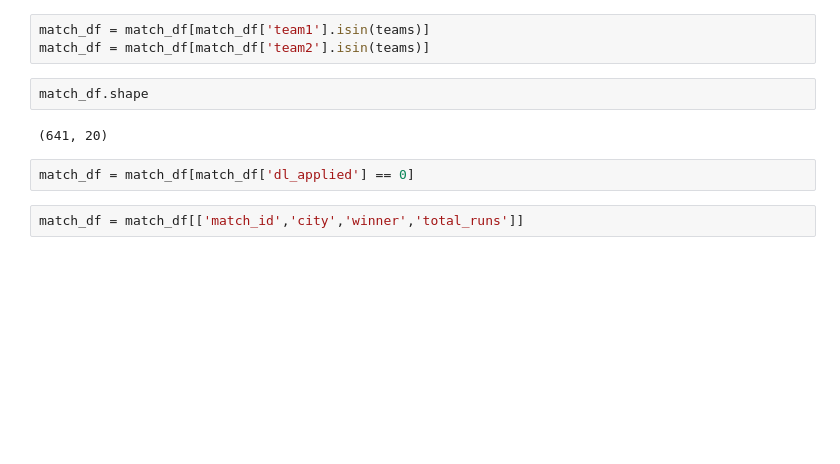
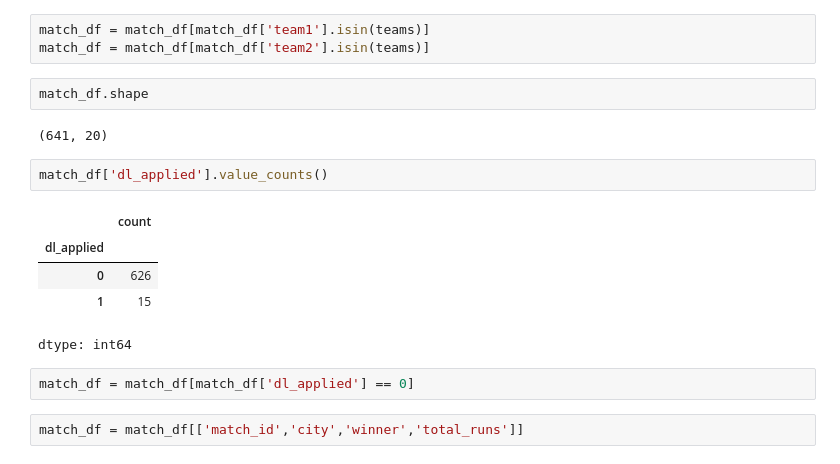
Before and after one commit to Shrauz/IPL-win-probability-prediction, a Jupyter notebook: IPL_win_probability_prediction_.ipynb, the cells around one changed output. Saved outputs shown, nothing was run; the diff lists cells and outputs as text; blank space fills up the shorter version.

```diff
--- a/IPL_win_probability_prediction_.ipynb
+++ b/IPL_win_probability_prediction_.ipynb
@@ -104,6 +104,14 @@ match_df = match_df[match_df['team2'].isin(teams)]
 match_df.shape
 # %% [output]
 (641, 20)
+# %%
+match_df['dl_applied'].value_counts()
+# %% [output]
+|  | count |
+| dl_applied |  |
+| 0 | 626 |
+| 1 | 15 |
+dtype: int64
 # %%
 match_df = match_df[match_df['dl_applied'] == 0]
 # %%
```
Also changed, not shown: parts of 14 cells of this notebook.
